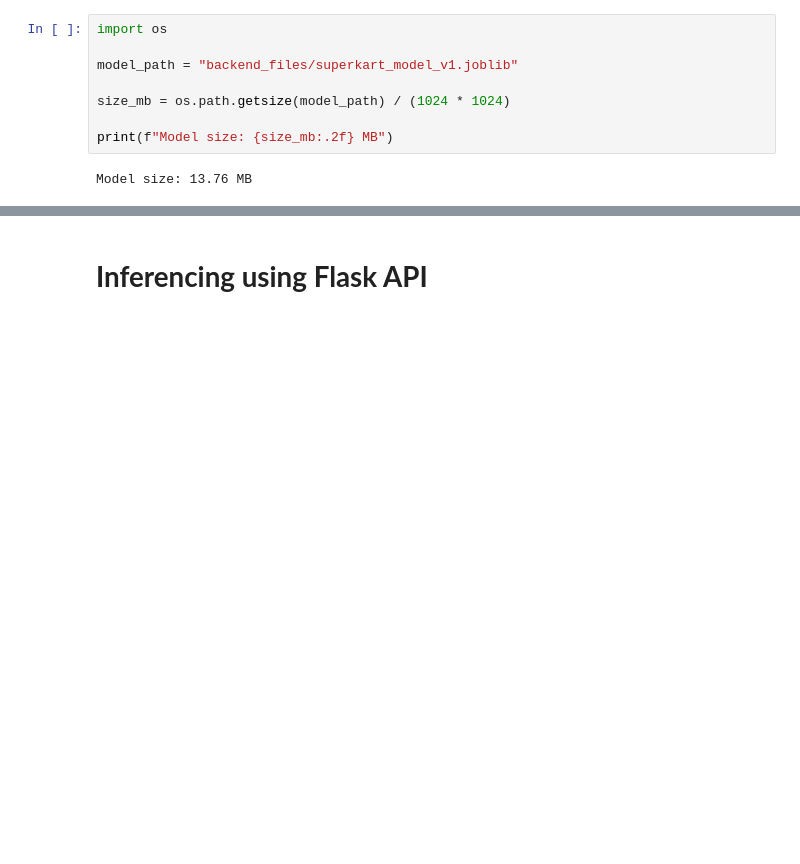
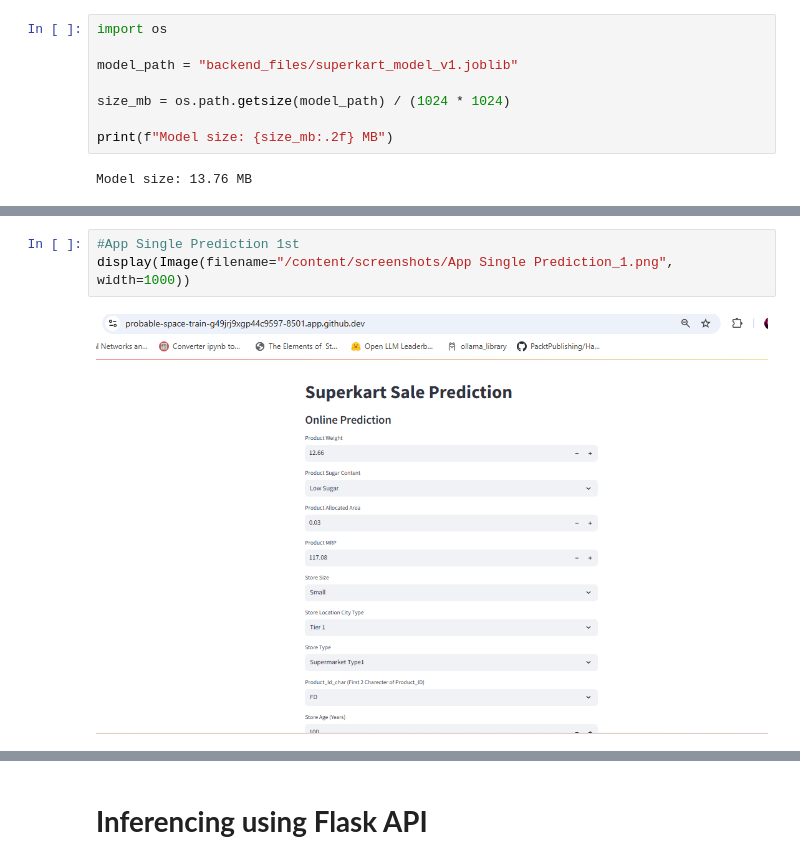
Before and after one commit to preetipss/ModelDeployment, a Jupyter notebook: SuperKart_Model_Deployment.ipynb, the cells around one changed output, grey strips where cells are left out. Saved outputs shown, nothing was run; the diff lists cells and outputs as text; blank space fills up the shorter version.

```diff
--- a/SuperKart_Model_Deployment.ipynb
+++ b/SuperKart_Model_Deployment.ipynb
@@ -1615,0 +1643,5 @@ Model size: 13.76 MB
+# %%
+#App Single Prediction 1st
+display(Image(filename="/content/screenshots/App Single Prediction_1.png", width=1000))
+# %% [output]
+[figure, added]
```
Also changed, not shown: parts of 27 cells of this notebook.
